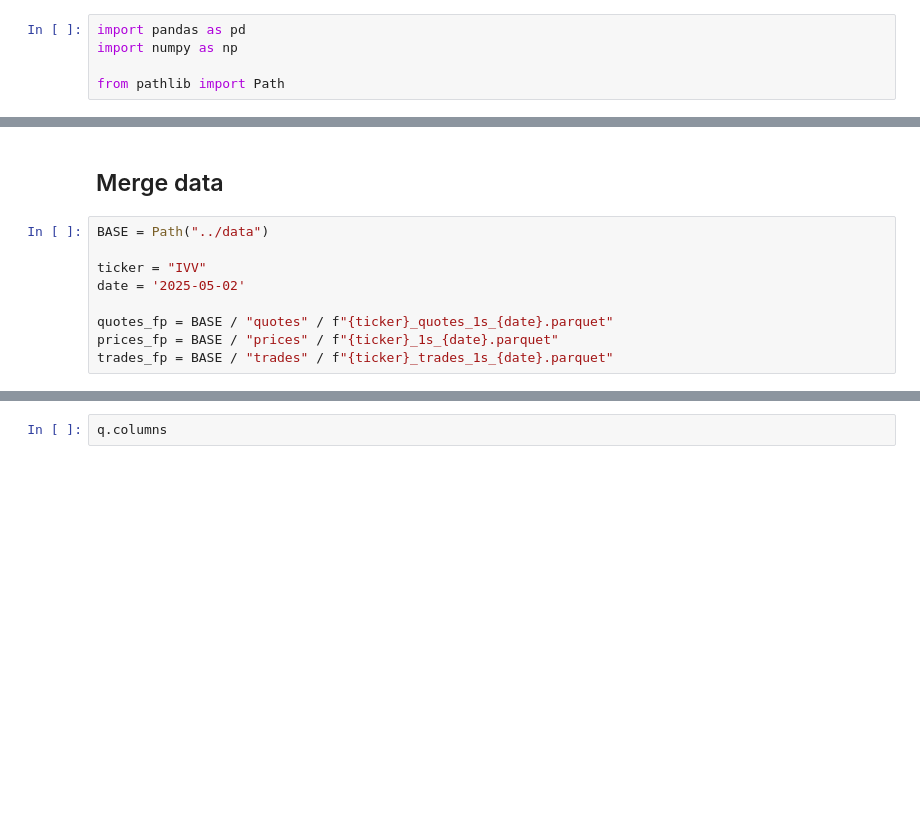
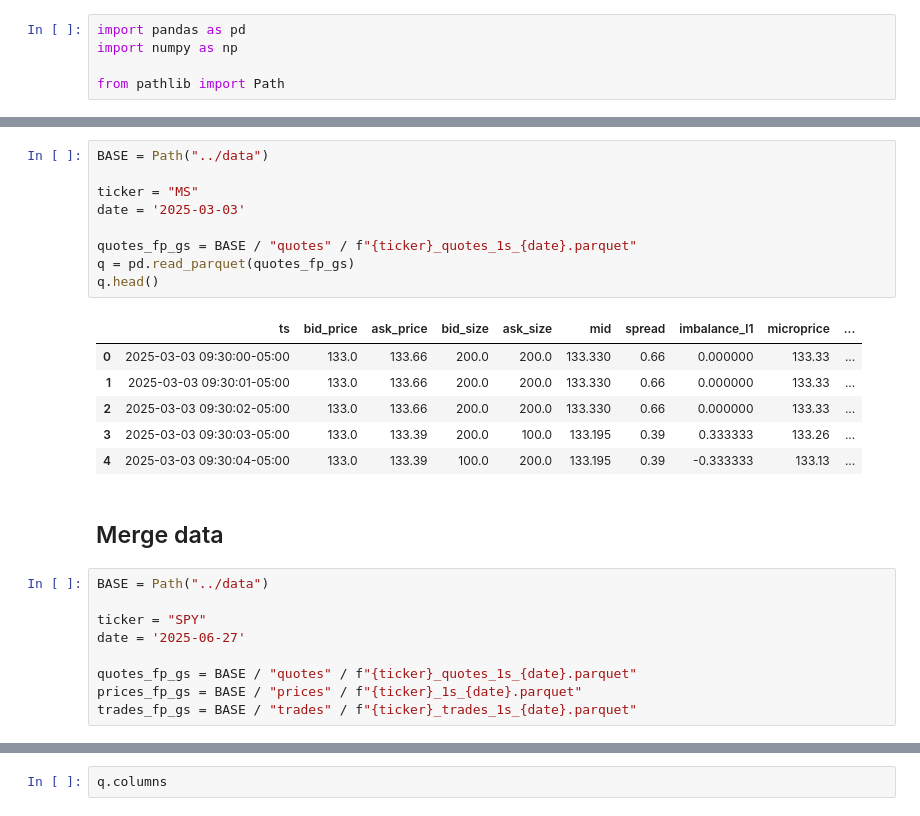
Before and after one commit to choijaewon959/Microstructure-driven-alpha-engine, a Jupyter notebook: analysis/anlaysis.ipynb, the cells around one changed output, grey strips where cells are left out. Saved outputs shown, nothing was run; the diff lists cells and outputs as text; blank space fills up the shorter version.

```diff
--- a/analysis/anlaysis.ipynb
+++ b/analysis/anlaysis.ipynb
@@ -6,11 +59,27 @@ from pathlib import Path
+# %%
+BASE = Path("../data")
+
+ticker = "MS"
+date = '2025-03-03'
+
+quotes_fp_gs = BASE / "quotes" / f"{ticker}_quotes_1s_{date}.parquet"
+q = pd.read_parquet(quotes_fp_gs)
+q.head()
+# %% [output]
+|  | ts | bid_price | ask_price | bid_size | ask_size | mid | spread | imbalance_l1 | microprice | ... |
+| 0 | 2025-03-03 09:30:00-05:00 | 133.0 | 133.66 | 200.0 | 200.0 | 133.330 | 0.66 | 0.000000 | 133.33 | ... |
+| 1 | 2025-03-03 09:30:01-05:00 | 133.0 | 133.66 | 200.0 | 200.0 | 133.330 | 0.66 | 0.000000 | 133.33 | ... |
+| 2 | 2025-03-03 09:30:02-05:00 | 133.0 | 133.66 | 200.0 | 200.0 | 133.330 | 0.66 | 0.000000 | 133.33 | ... |
+| 3 | 2025-03-03 09:30:03-05:00 | 133.0 | 133.39 | 200.0 | 100.0 | 133.195 | 0.39 | 0.333333 | 133.26 | ... |
+| 4 | 2025-03-03 09:30:04-05:00 | 133.0 | 133.39 | 100.0 | 200.0 | 133.195 | 0.39 | -0.333333 | 133.13 | ... |
 # %% [markdown]
 ## Merge data
 # %%
 BASE = Path("../data")
 
-ticker = "IVV"
-date = '2025-05-02'
+ticker = "SPY"
+date = '2025-06-27'
 
-quotes_fp = BASE / "quotes" / f"{ticker}_quotes_1s_{date}.parquet"
-prices_fp = BASE / "prices" / f"{ticker}_1s_{date}.parquet"
-trades_fp = BASE / "trades" / f"{ticker}_trades_1s_{date}.parquet"
+quotes_fp_gs = BASE / "quotes" / f"{ticker}_quotes_1s_{date}.parquet"
+prices_fp_gs = BASE / "prices" / f"{ticker}_1s_{date}.parquet"
+trades_fp_gs = BASE / "trades" / f"{ticker}_trades_1s_{date}.parquet"
```
Also changed, not shown: parts of 15 cells of this notebook, 3 other files.
